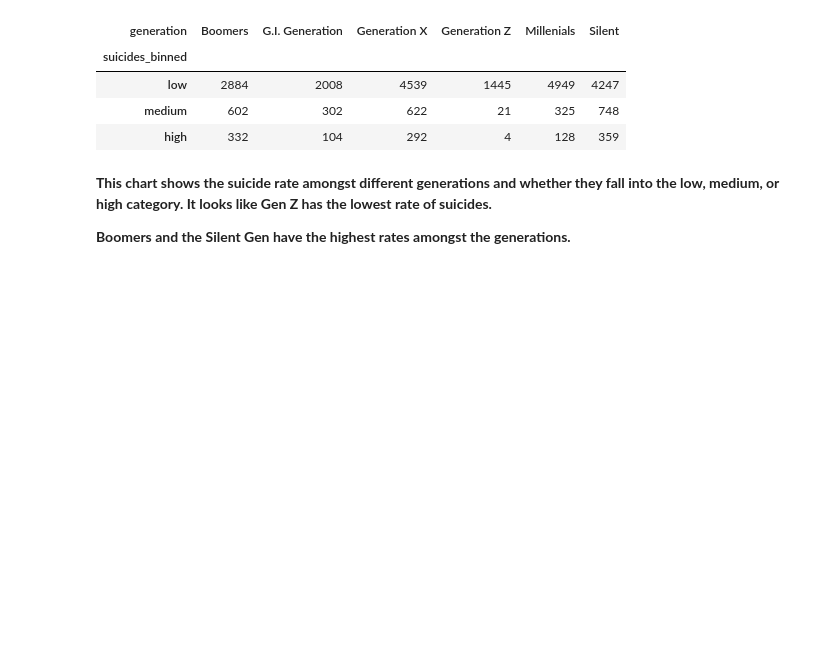
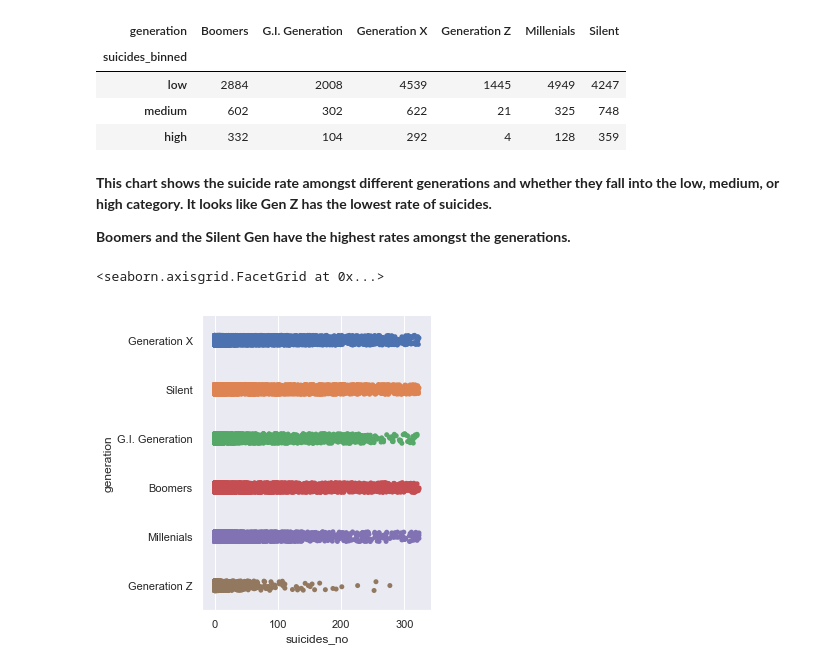
Before and after one commit to ebonnecab/int3-data-analysis, a Jupyter notebook: analysis.ipynb, the cells around one changed output. Cells and saved outputs as stored; diff of their text form; code cells hidden in the pictures; blank space fills up the shorter version.

```diff
--- a/analysis.ipynb
+++ b/analysis.ipynb
@@ -287,3 +294,8 @@ suicide_gen_df2
 **This chart shows the suicide rate amongst different generations and whether they fall into the low, medium, or high category. It looks like Gen Z has the lowest rate of suicides.**
 
 **Boomers and the Silent Gen have the highest rates amongst the generations.**
+# %%
+sns.catplot(x="suicides_no",y="generation",data=no_out_df)
+# %% [output]
+<seaborn.axisgrid.FacetGrid at 0x...>
+[figure, added]
```
Also changed, not shown: parts of 2 cells of this notebook.
